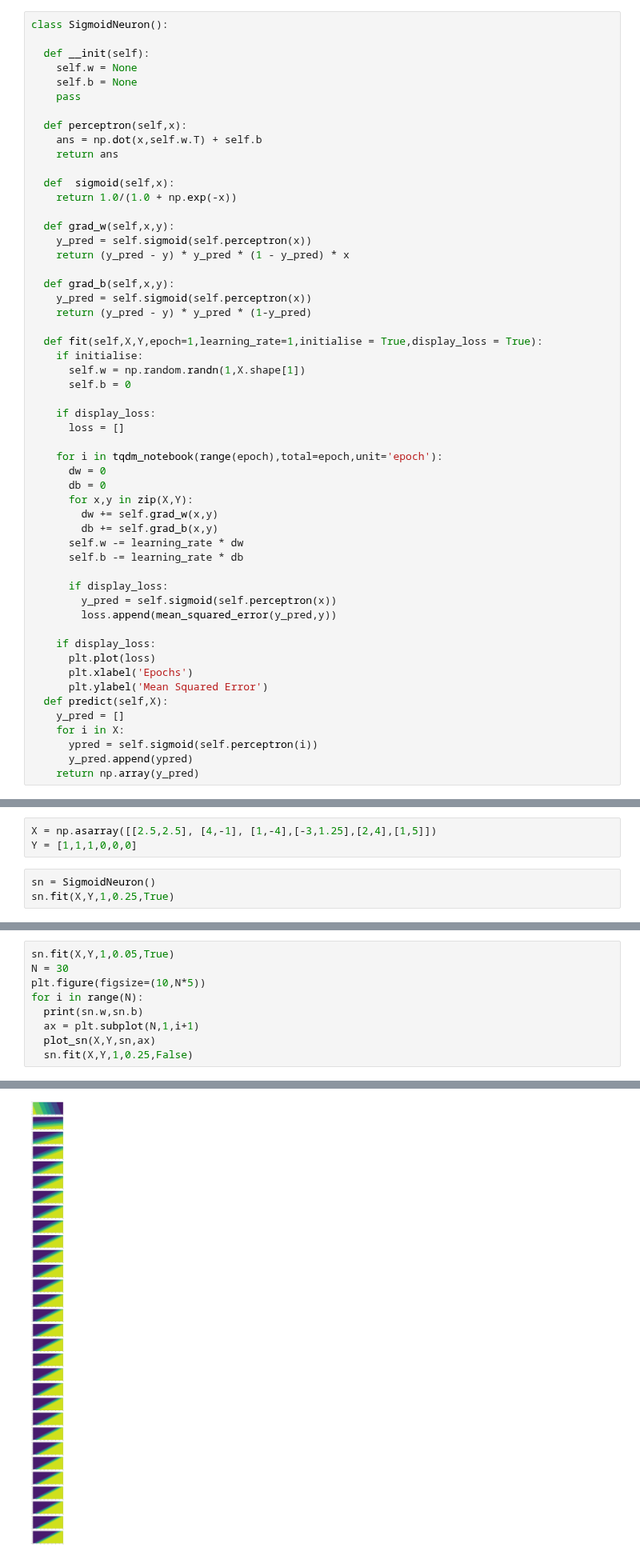
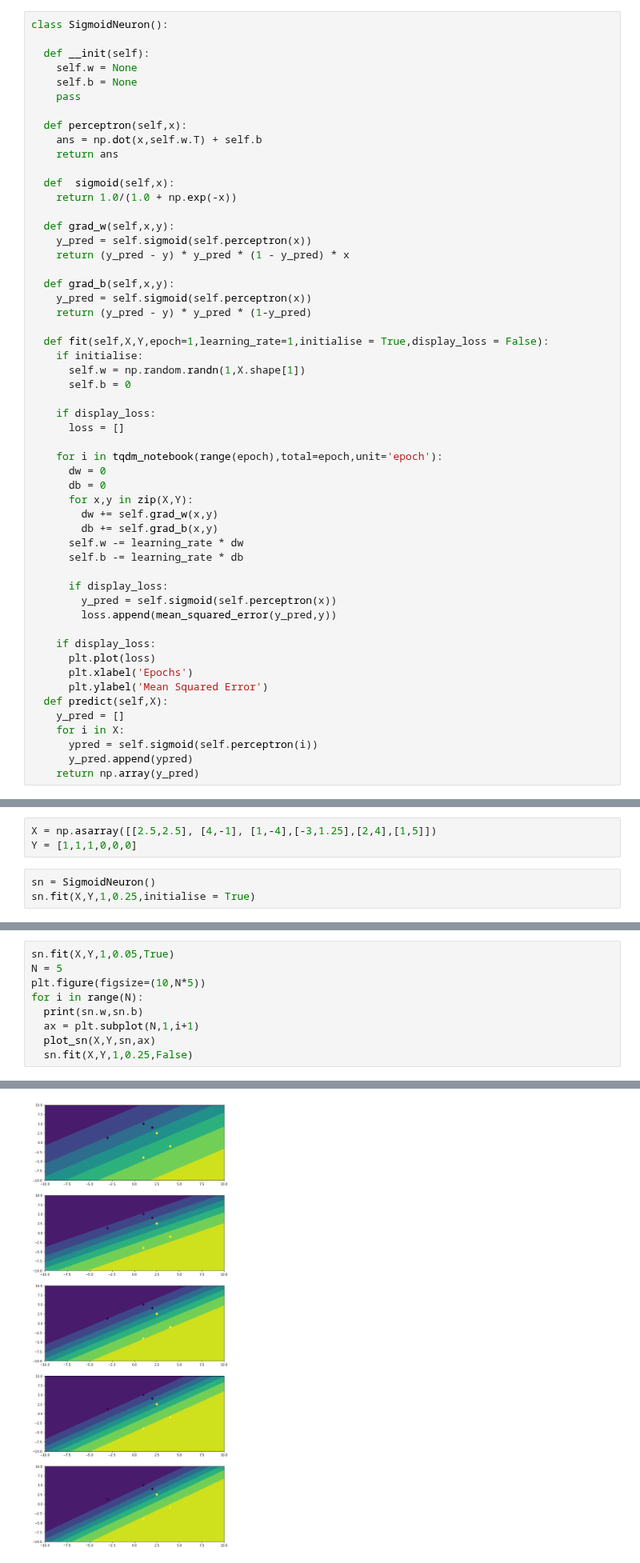
Before and after one commit to pragneshrana/DeepLearning, a Jupyter notebook: SigmoidNeuron/SigmoidNeuronCode.ipynb, the cells around one changed output, grey strips where cells are left out. Shown at 80% size. Saved outputs shown, nothing was run; the diff lists cells and outputs as text.

```diff
--- a/SigmoidNeuron/SigmoidNeuronCode.ipynb
+++ b/SigmoidNeuron/SigmoidNeuronCode.ipynb
@@ -134,7 +134,7 @@ class SigmoidNeuron():
     y_pred = self.sigmoid(self.perceptron(x))
     return (y_pred - y) * y_pred * (1-y_pred)
 
-  def fit(self,X,Y,epoch=1,learning_rate=1,initialise = True,display_loss = True):
+  def fit(self,X,Y,epoch=1,learning_rate=1,initialise = True,display_loss = False):
     if initialise:
       self.w = np.random.randn(1,X.shape[1])
       self.b = 0
@@ -172,4 +172,4 @@ X = np.asarray([[2.5,2.5], [4,-1], [1,-4],[-3,1.25],[2,4],[1,5]])
 Y = [1,1,1,0,0,0]
 # %%
 sn = SigmoidNeuron()
-sn.fit(X,Y,1,0.25,True)
+sn.fit(X,Y,1,0.25,initialise = True)
@@ -188,7 +190,7 @@ def plot_sn(X,Y,sn,ax):
     ax.plot()
 # %%
 sn.fit(X,Y,1,0.05,True)
-N = 30
+N = 5
 plt.figure(figsize=(10,N*5))
 for i in range(N):
   print(sn.w,sn.b)
@@ -216,4 +211,4 @@ for i in range(N):
-[figure, old version]
+[figure, new version]
 # %%
 !wget https://drive.google.com/open?id=1rtwC_k4WA8TuGmV4hhSPDp5S4meIXBNV
 # %% [output]
```
Also changed, not shown: parts of 22 cells of this notebook.
